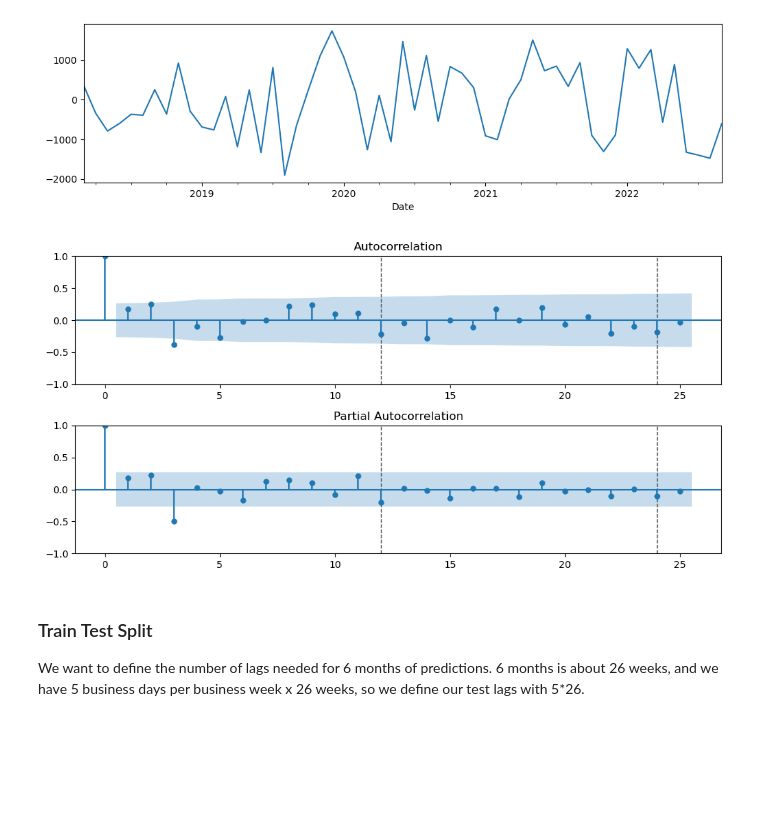
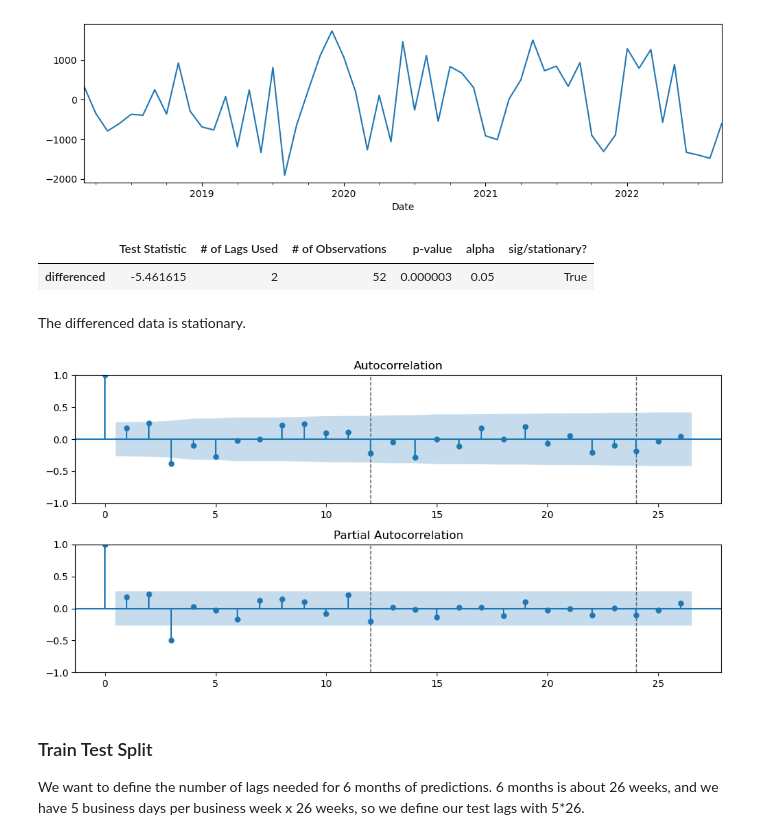
Before and after one commit to ruelanthonyb/Gridsearch-SARIMA-Models--Core-, a Jupyter notebook: Gridsearch SARIMA Models (Core).ipynb, the cells around one changed output. Drawn from its saved outputs; the diff is of its cells as text; code cells hidden in the pictures; blank space fills up the shorter version.

```diff
--- a/Gridsearch SARIMA Models (Core).ipynb
+++ b/Gridsearch SARIMA Models (Core).ipynb
@@ -553,11 +554,20 @@ ts_diff = ts.diff().diff().dropna()
 ts_diff.plot();
 # %% [output]
 [figure]
+# %%
+# Check the differenced data for stationarity with the Ad Fuller Test
+adfuller_results = get_adfuller_results(ts_diff, label='differenced')
+adfuller_results
+# %% [output]
+|  | Test Statistic | # of Lags Used | # of Observations | p-value | alpha | sig/stationary? |
+| differenced | -5.461615 | 2 | 52 | 0.000003 | 0.05 | True |
+# %% [markdown]
+The differenced data is stationary.
 # %%
 # Check the ACF/PACF Plots of the differenced data to determine the orders
-plot_acf_pacf(ts_diff, annotate_seas=True, m = 12, nlags = 25);
+plot_acf_pacf(ts_diff, annotate_seas=True, m = 12, nlags = 26);
 # %% [output]
-[figure, old version]
+[figure, new version]
 # %% [markdown]
 ### Train Test Split
 We want to define the number of lags needed for 6 months of predictions.  6 months is about 26 weeks, and we have 5 business days per business week x 26 weeks, so we define our test lags with 5*26.
```
Also changed, not shown: parts of 13 cells of this notebook.
